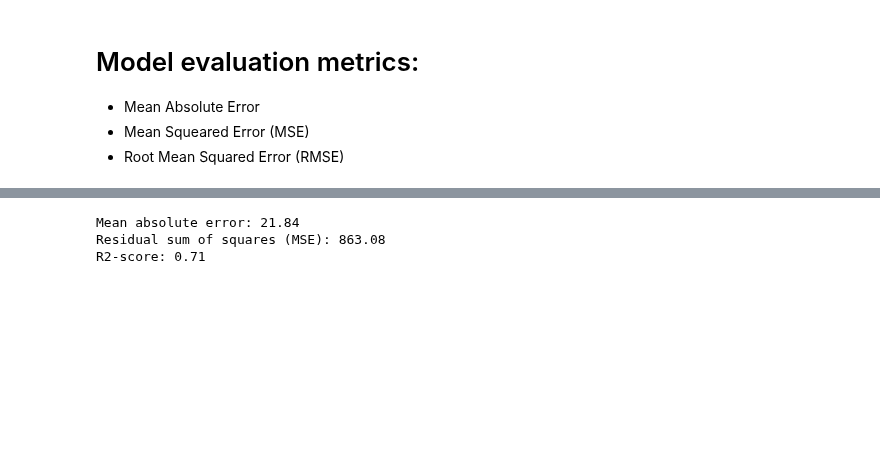
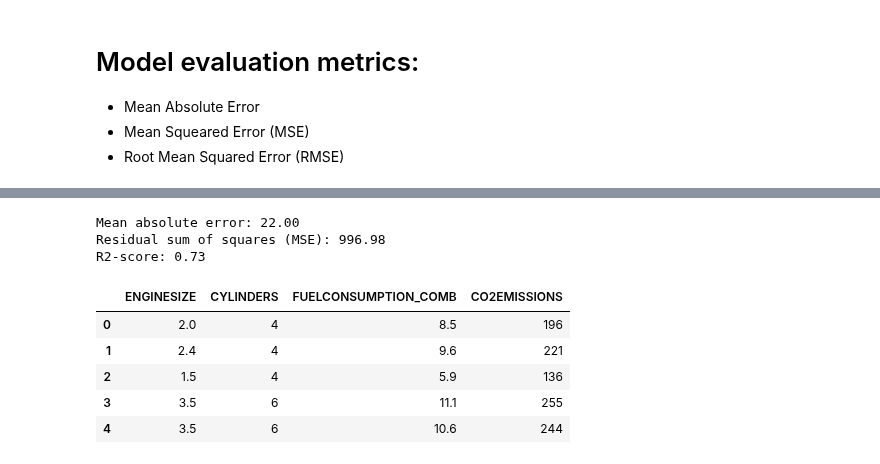
Before and after one commit to SeherKumsar/Ada-Lovelace-Veri-Bilimi-Akademisi, a Jupyter notebook: week-6/6-example.ipynb, the cells around one changed output, grey strips where cells are left out. Saved outputs shown, nothing was run; the diff lists cells and outputs as text; code cells hidden in the pictures; blank space fills up the shorter version.

```diff
--- a/week-6/6-example.ipynb
+++ b/week-6/6-example.ipynb
@@ -169,14 +175,16 @@ regr = linear_model.LinearRegression()
 
 train_x = train[['FUELCONSUMPTION_COMB']].values
 train_y = train[['CO2EMISSIONS']].values
+regr.fit(train_x, train_y)
 
 test_x = test[['FUELCONSUMPTION_COMB']].values
 test_y = test[['CO2EMISSIONS']].values
+test_y_ = regr.predict(test_x)
 
 print("Mean absolute error: %.2f" % np.mean(np.absolute(test_y_ - test_y)))
 print("Residual sum of squares (MSE): %.2f" % np.mean((test_y_ - test_y) ** 2))
-print("R2-score: %.2f" % r2_score(test_y_ , test_y) )
+print("R2-score: %.2f" % r2_score(test_y_ , test_y))
 # %% [output]
-Mean absolute error: 21.84
-Residual sum of squares (MSE): 863.08
-R2-score: 0.71
+Mean absolute error: 22.00
+Residual sum of squares (MSE): 996.98
+R2-score: 0.73
@@ -184,0 +191,9 @@ R2-score: 0.71
+# %%
+cdf.head()
+# %% [output]
+|  | ENGINESIZE | CYLINDERS | FUELCONSUMPTION_COMB | CO2EMISSIONS |
+| 0 | 2.0 | 4 | 8.5 | 196 |
+| 1 | 2.4 | 4 | 9.6 | 221 |
+| 2 | 1.5 | 4 | 5.9 | 136 |
+| 3 | 3.5 | 6 | 11.1 | 255 |
+| 4 | 3.5 | 6 | 10.6 | 244 |
```
Also changed, not shown: parts of 17 cells of this notebook.
